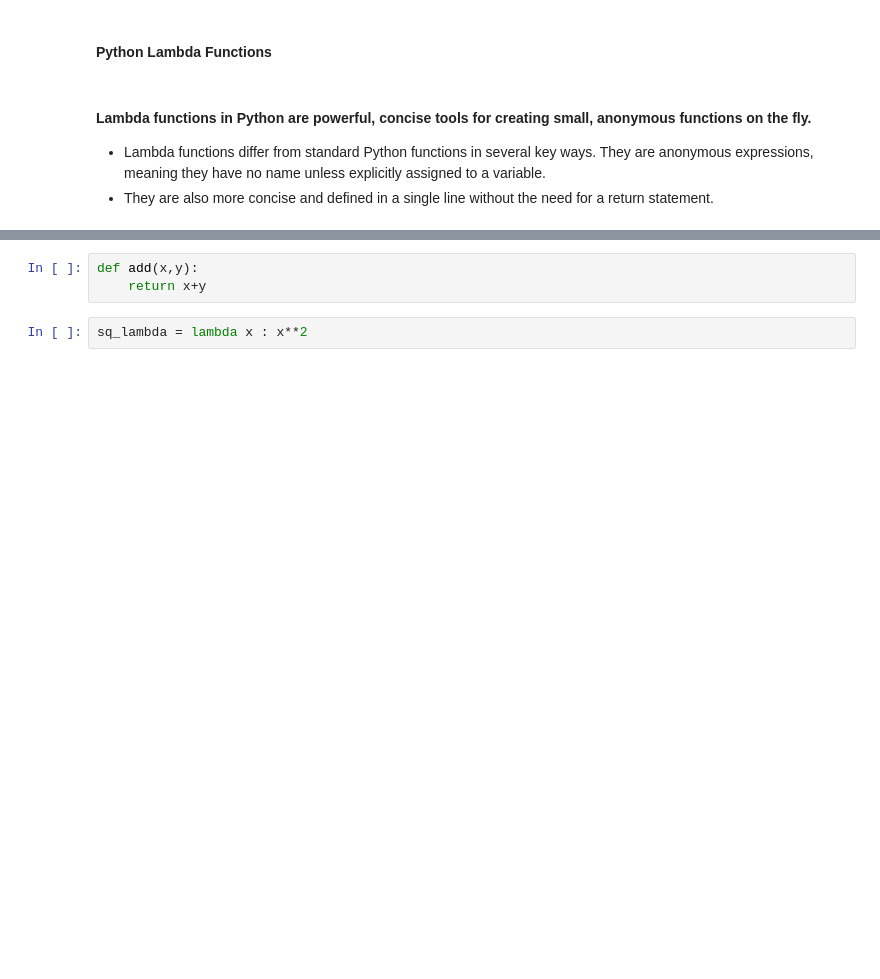
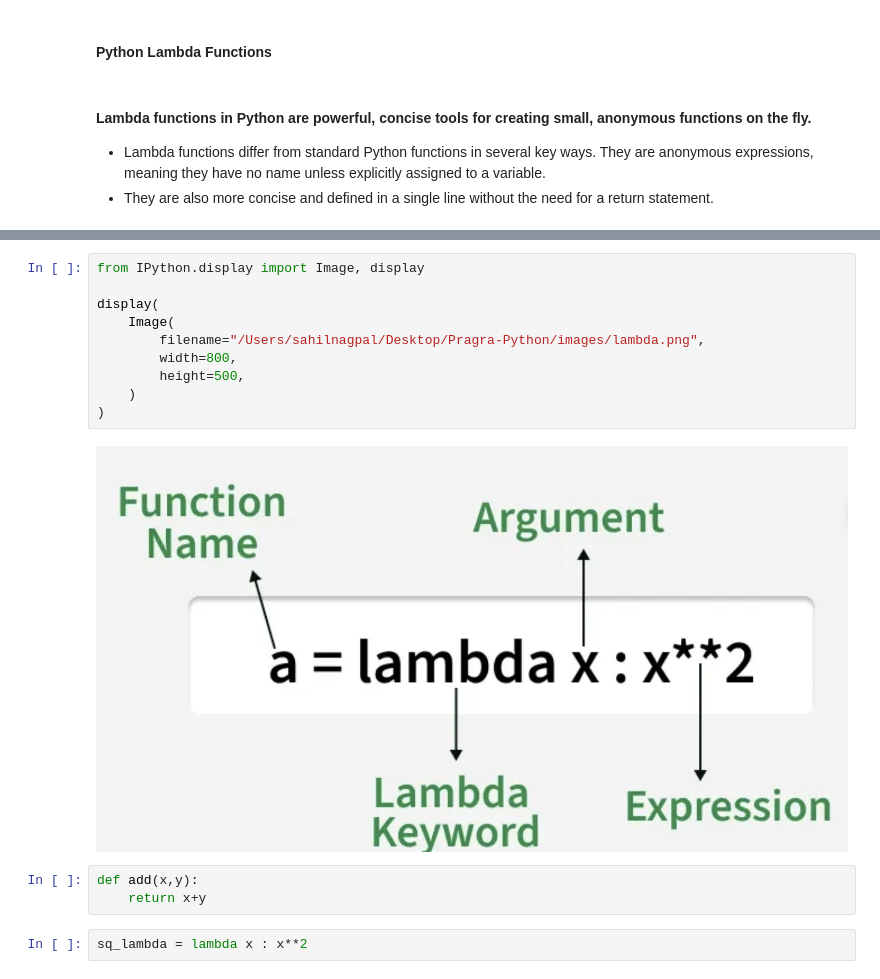
Before and after one commit to vegetariancoder/Pragra-Python, a Jupyter notebook: PythonBasics/Python-Advance/python_lambda.ipynb, the cells around one changed output, grey strips where cells are left out. Saved outputs shown, nothing was run; the diff lists cells and outputs as text; blank space fills up the shorter version.

```diff
--- a/PythonBasics/Python-Advance/python_lambda.ipynb
+++ b/PythonBasics/Python-Advance/python_lambda.ipynb
@@ -10,3 +8,15 @@
+# %%
+from IPython.display import Image, display
+
+display(
+    Image(
+        filename="/Users/sahilnagpal/Desktop/Pragra-Python/images/lambda.png",
+        width=800,
+        height=500,
+    )
+)
+# %% [output]
+[figure, added]
 # %%
 def add(x,y):
     return x+y
```
Also changed, not shown: parts of 1 cell of this notebook, 4 other files.
